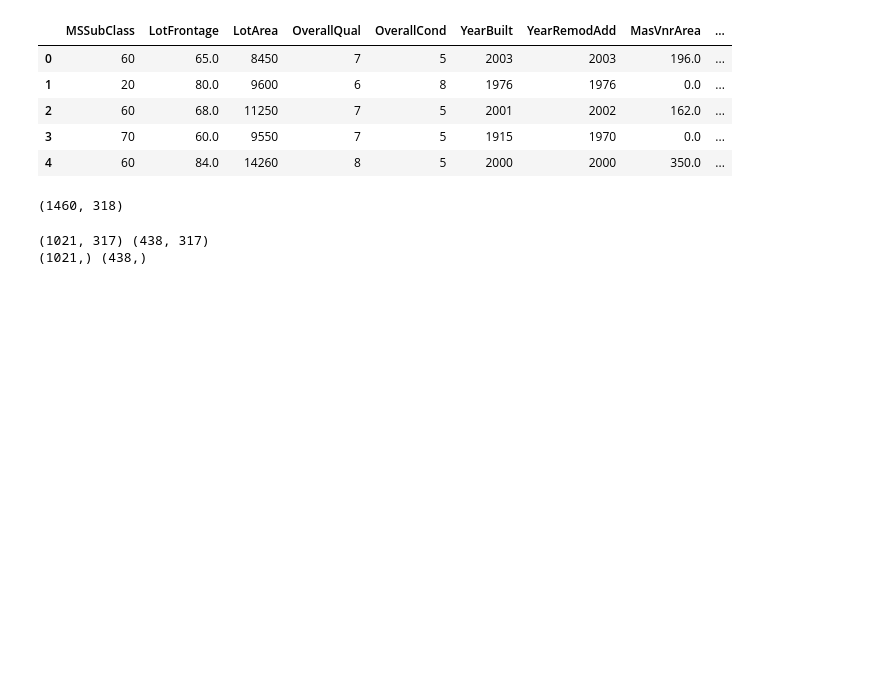
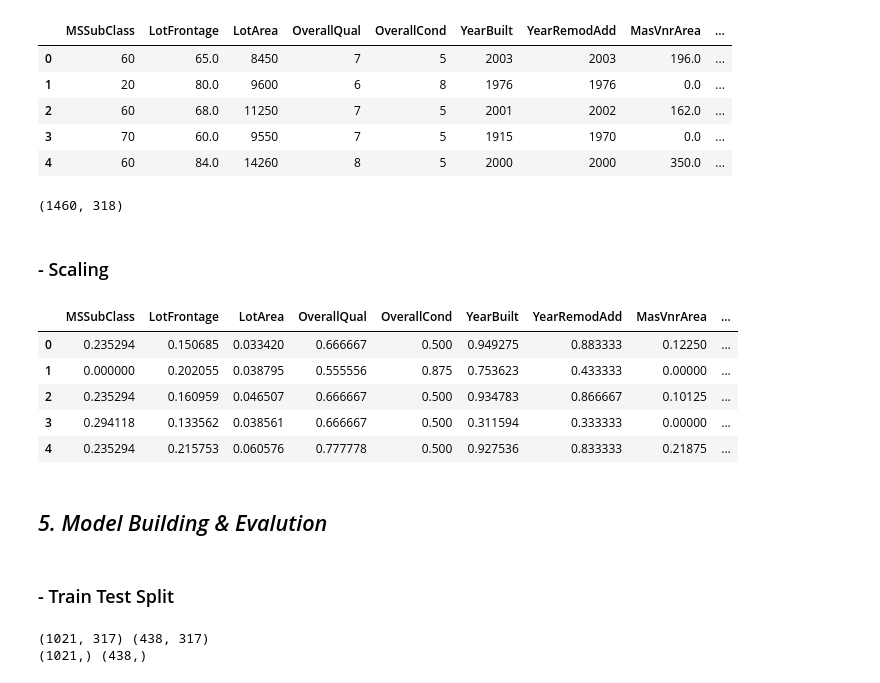
Before and after one commit to Prashik28/techeenomad_dataScience, a Jupyter notebook: Advance Regression/Advance_Regression_Prashik_Bansod.ipynb, the cells around one changed output. Cells and saved outputs as stored; diff of their text form; code cells hidden in the pictures; blank space fills up the shorter version.

```diff
--- a/Advance Regression/Advance_Regression_Prashik_Bansod.ipynb
+++ b/Advance Regression/Advance_Regression_Prashik_Bansod.ipynb
@@ -428,6 +460,8 @@ housing_new.head()
 housing_new.shape
 # %% [output]
 (1460, 318)
+# %% [markdown]
+### - Scaling
 # %%
 num_cols = list(housing_new.select_dtypes(include=['int','float']).columns)
 #num_cols
@@ -435,6 +469,19 @@ num_cols = list(housing_new.select_dtypes(include=['int','float']).columns)
 scalar = MinMaxScaler()
 # %%
 housing_new[num_cols] = scalar.fit_transform(housing_new[num_cols])
+# %%
+housing_new.head()
+# %% [output]
+|  | MSSubClass | LotFrontage | LotArea | OverallQual | OverallCond | YearBuilt | YearRemodAdd | MasVnrArea | ... |
+| 0 | 0.235294 | 0.150685 | 0.033420 | 0.666667 | 0.500 | 0.949275 | 0.883333 | 0.12250 | ... |
+| 1 | 0.000000 | 0.202055 | 0.038795 | 0.555556 | 0.875 | 0.753623 | 0.433333 | 0.00000 | ... |
+| 2 | 0.235294 | 0.160959 | 0.046507 | 0.666667 | 0.500 | 0.934783 | 0.866667 | 0.10125 | ... |
+| 3 | 0.294118 | 0.133562 | 0.038561 | 0.666667 | 0.500 | 0.311594 | 0.333333 | 0.00000 | ... |
+| 4 | 0.235294 | 0.215753 | 0.060576 | 0.777778 | 0.500 | 0.927536 | 0.833333 | 0.21875 | ... |
+# %% [markdown]
+## <i>  5. Model Building & Evalution </i>
+# %% [markdown]
+### - Train Test Split
 # %%
 #Splitting in train test
 X = housing_new.drop('SalePrice',axis=1)
```
Also changed, not shown: parts of 44 cells of this notebook, 2 other files.
